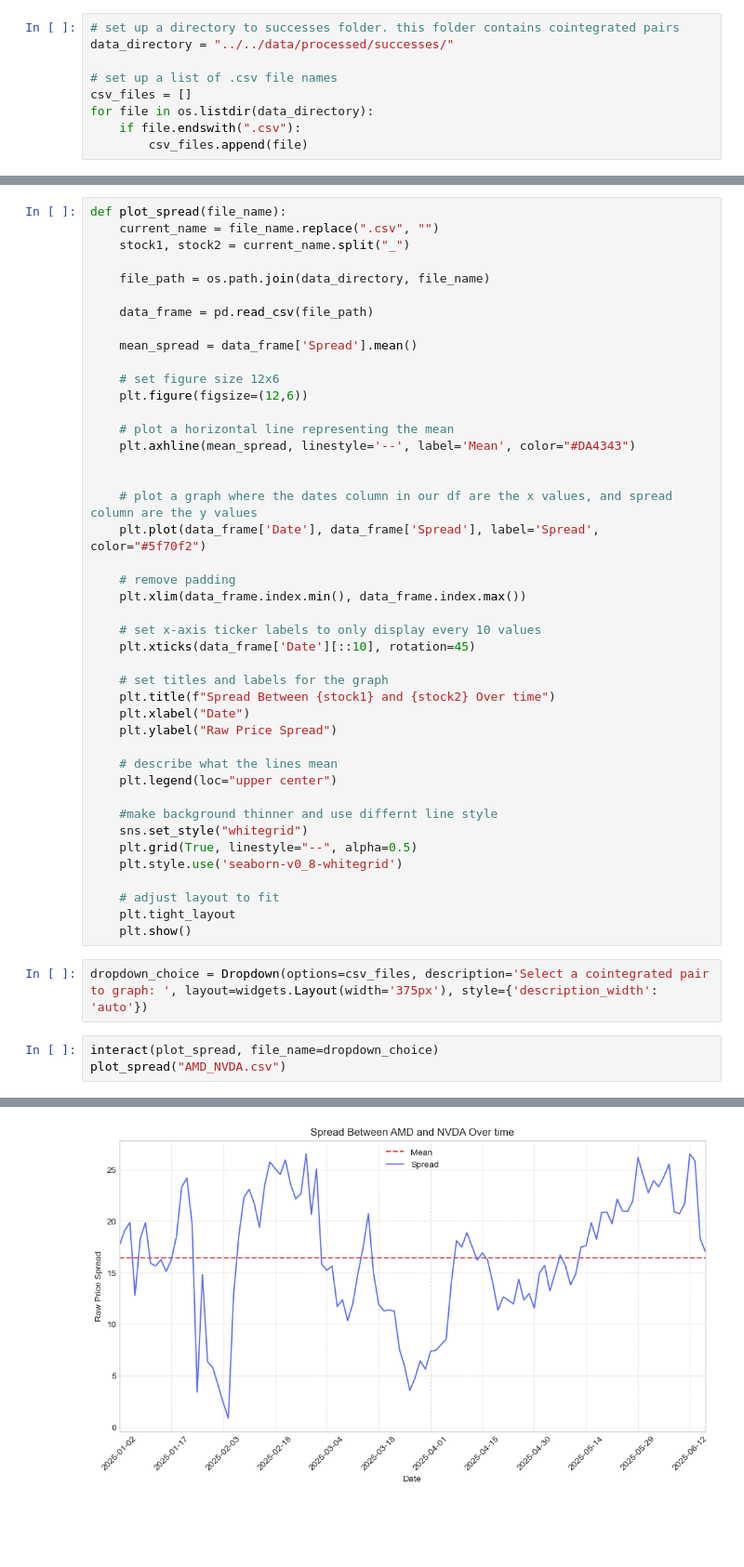
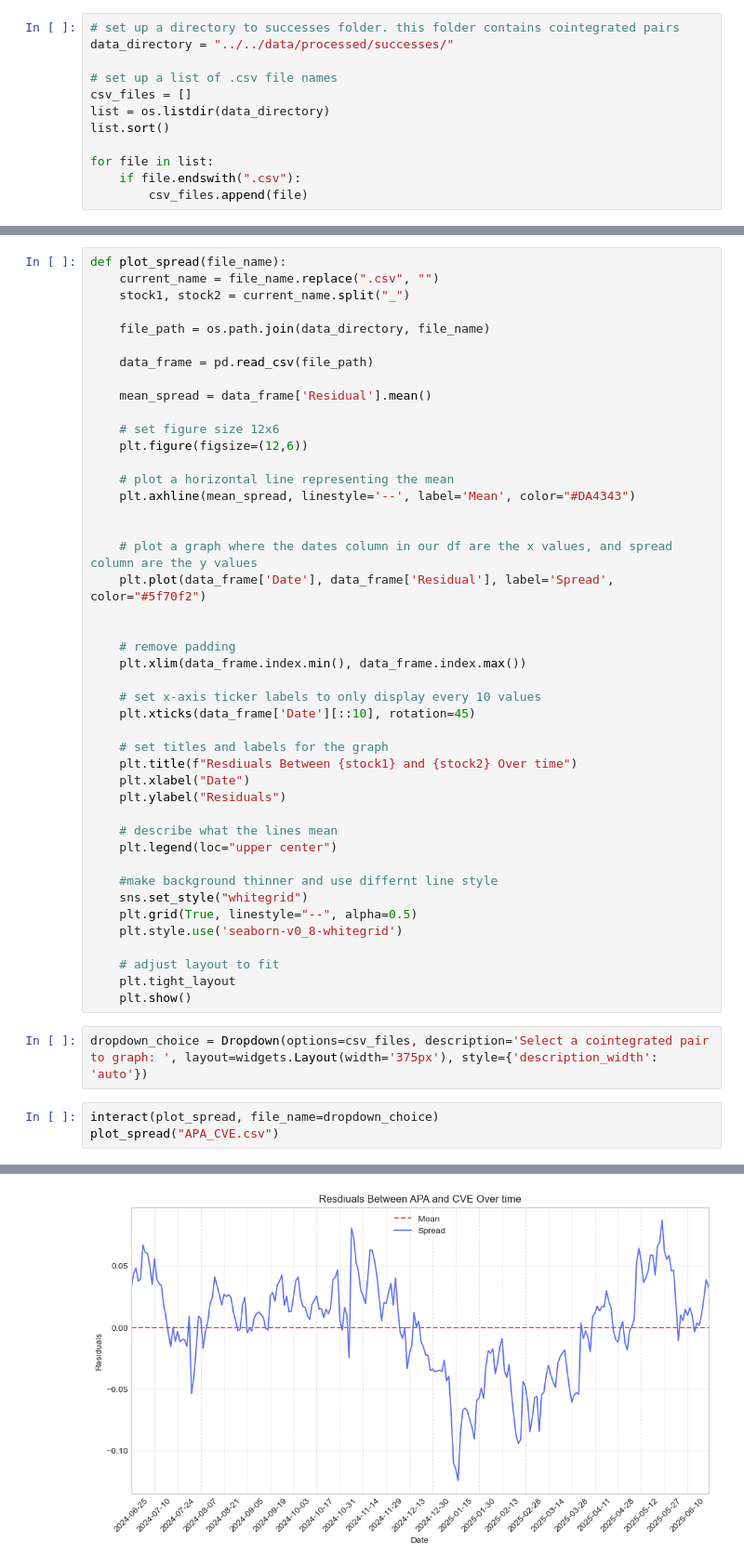
Before and after one commit to sicn4rf/pairs_trading_project, a Jupyter notebook: src/visualization/spread_ot.ipynb, the cells around one changed output, grey strips where cells are left out. Shown at 93% size. Saved outputs shown, nothing was run; the diff lists cells and outputs as text; blank space fills up the shorter version.

```diff
--- a/src/visualization/spread_ot.ipynb
+++ b/src/visualization/spread_ot.ipynb
@@ -18,7 +18,10 @@ data_directory = "../../data/processed/successes/"
 
 # set up a list of .csv file names
 csv_files = []
-for file in os.listdir(data_directory):
+list = os.listdir(data_directory)
+list.sort()
+
+for file in list:
     if file.endswith(".csv"):
         csv_files.append(file)
 # %% [markdown]
@@ -32,7 +35,7 @@ def plot_spread(file_name):
 
     data_frame = pd.read_csv(file_path)
 
-    mean_spread = data_frame['Spread'].mean()
+    mean_spread = data_frame['Residual'].mean()
 
     # set figure size 12x6
     plt.figure(figsize=(12,6))
@@ -42,7 +45,8 @@ def plot_spread(file_name):
 
 
     # plot a graph where the dates column in our df are the x values, and spread column are the y values
-    plt.plot(data_frame['Date'], data_frame['Spread'], label='Spread', color="#5f70f2")
+    plt.plot(data_frame['Date'], data_frame['Residual'], label='Spread', color="#5f70f2")
+
 
     # remove padding
     plt.xlim(data_frame.index.min(), data_frame.index.max())
@@ -51,9 +55,9 @@ def plot_spread(file_name):
     plt.xticks(data_frame['Date'][::10], rotation=45)
 
     # set titles and labels for the graph
-    plt.title(f"Spread Between {stock1} and {stock2} Over time")
+    plt.title(f"Resdiuals Between {stock1} and {stock2} Over time")
     plt.xlabel("Date")
-    plt.ylabel("Raw Price Spread")
+    plt.ylabel("Residuals")
 
     # describe what the lines mean
     plt.legend(loc="upper center")
@@ -70,7 +74,7 @@ def plot_spread(file_name):
 dropdown_choice = Dropdown(options=csv_files, description='Select a cointegrated pair to graph: ', layout=widgets.Layout(width='375px'), style={'description_width': 'auto'})
 # %%
 interact(plot_spread, file_name=dropdown_choice)
-plot_spread("AMD_NVDA.csv")
+plot_spread("APA_CVE.csv")
 # %% [output]
 interactive(children=(Dropdown(description='Select a cointegrated pair to graph: ', layout=Layout(width='375px…
-[figure, old version]
+[figure, new version]
```
Also changed, not shown: 2 other files.
